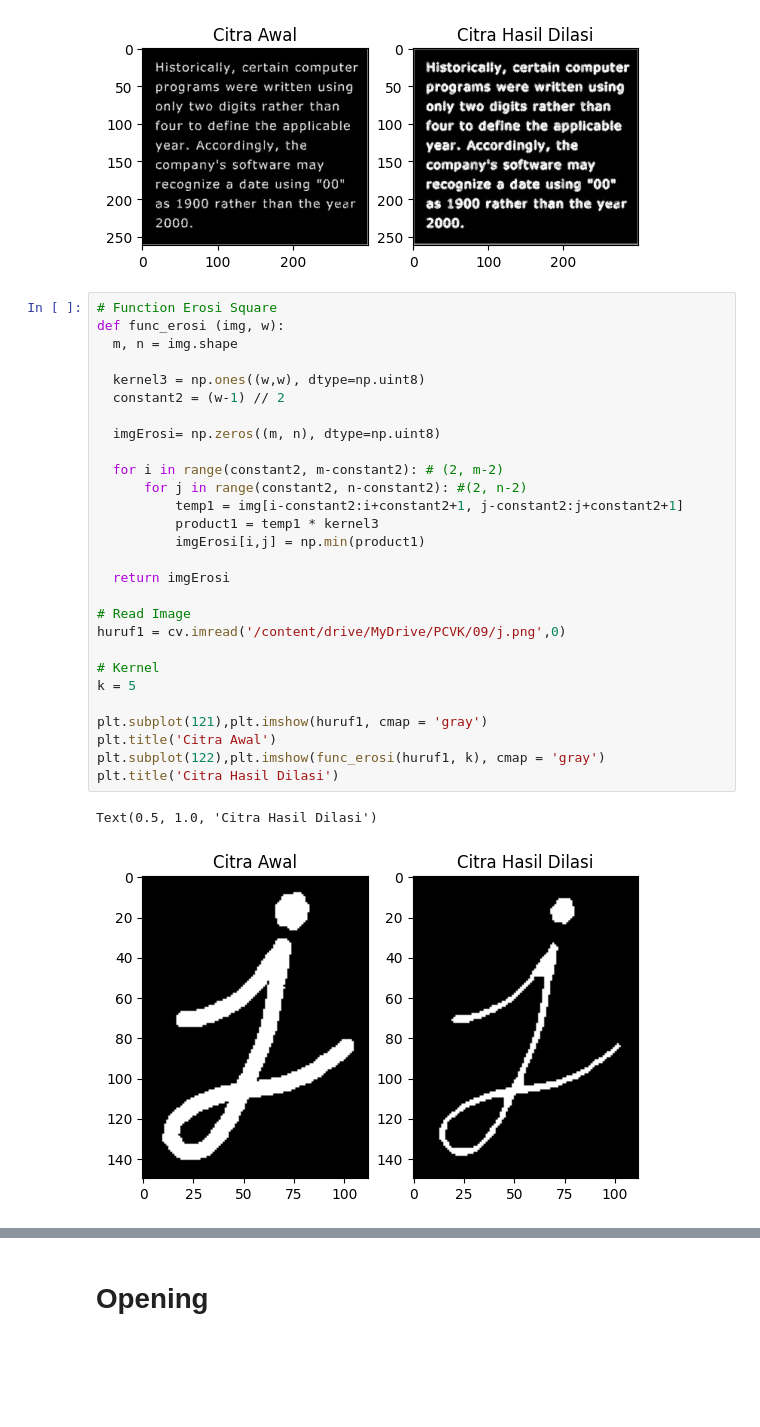
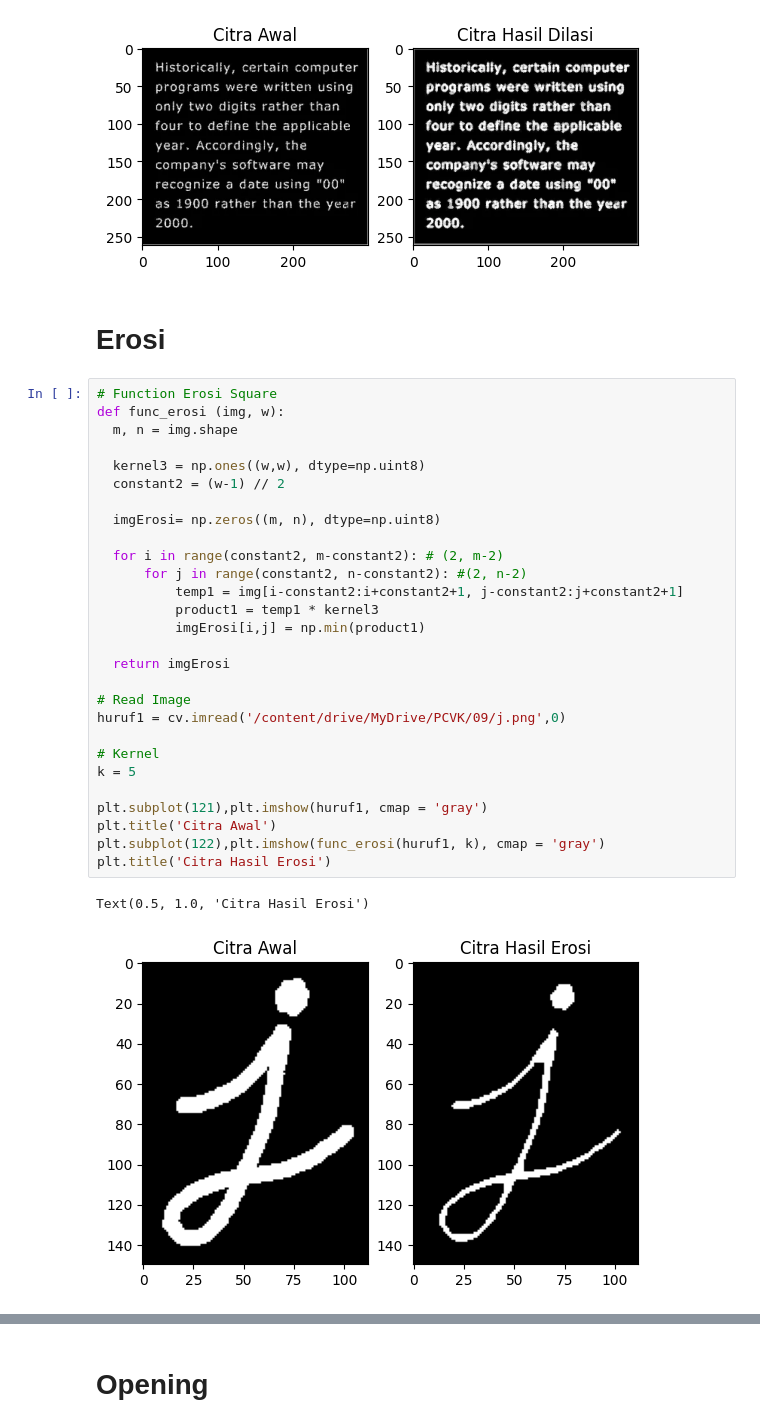
Before and after one commit to K2FA/PCVK_Genap_2021, a Jupyter notebook: Week9.ipynb, the cells around one changed output, grey strips where cells are left out. Drawn from its saved outputs; the diff is of its cells as text; blank space fills up the shorter version.

```diff
--- a/Week9.ipynb
+++ b/Week9.ipynb
@@ -62,37 +64,39 @@ plt.title('Citra Hasil Dilasi')
  [0 1 0]]
 Text(0.5, 1.0, 'Citra Hasil Dilasi')
 [figure]
+# %% [markdown]
+# Erosi
 # %%
 # Function Erosi Square
 def func_erosi (img, w):
   m, n = img.shape
 
   kernel3 = np.ones((w,w), dtype=np.uint8)
   constant2 = (w-1) // 2
 
   imgErosi= np.zeros((m, n), dtype=np.uint8)
 
   for i in range(constant2, m-constant2): # (2, m-2)
       for j in range(constant2, n-constant2): #(2, n-2)
           temp1 = img[i-constant2:i+constant2+1, j-constant2:j+constant2+1]
           product1 = temp1 * kernel3
           imgErosi[i,j] = np.min(product1)
 
   return imgErosi
 
 # Read Image
 huruf1 = cv.imread('/content/drive/MyDrive/PCVK/09/j.png',0)
 
 # Kernel
 k = 5
 
 plt.subplot(121),plt.imshow(huruf1, cmap = 'gray')
 plt.title('Citra Awal')
 plt.subplot(122),plt.imshow(func_erosi(huruf1, k), cmap = 'gray')
-plt.title('Citra Hasil Dilasi')
+plt.title('Citra Hasil Erosi')
 # %% [output]
-Text(0.5, 1.0, 'Citra Hasil Dilasi')
+Text(0.5, 1.0, 'Citra Hasil Erosi')
-[figure, old version]
+[figure, new version]
 # %%
 # Read Image
 huruf = cv.imread('/content/drive/MyDrive/PCVK/09/j.png')
```
Also changed, not shown: parts of 18 cells of this notebook.
